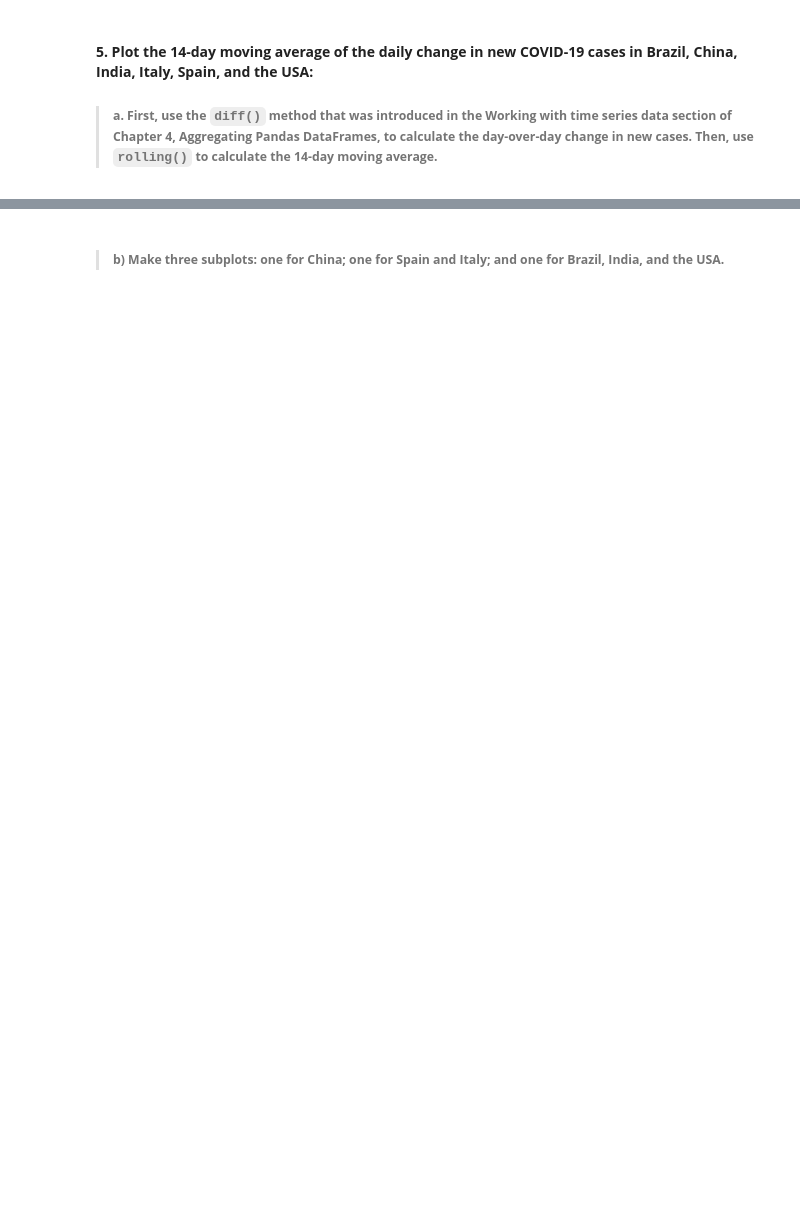
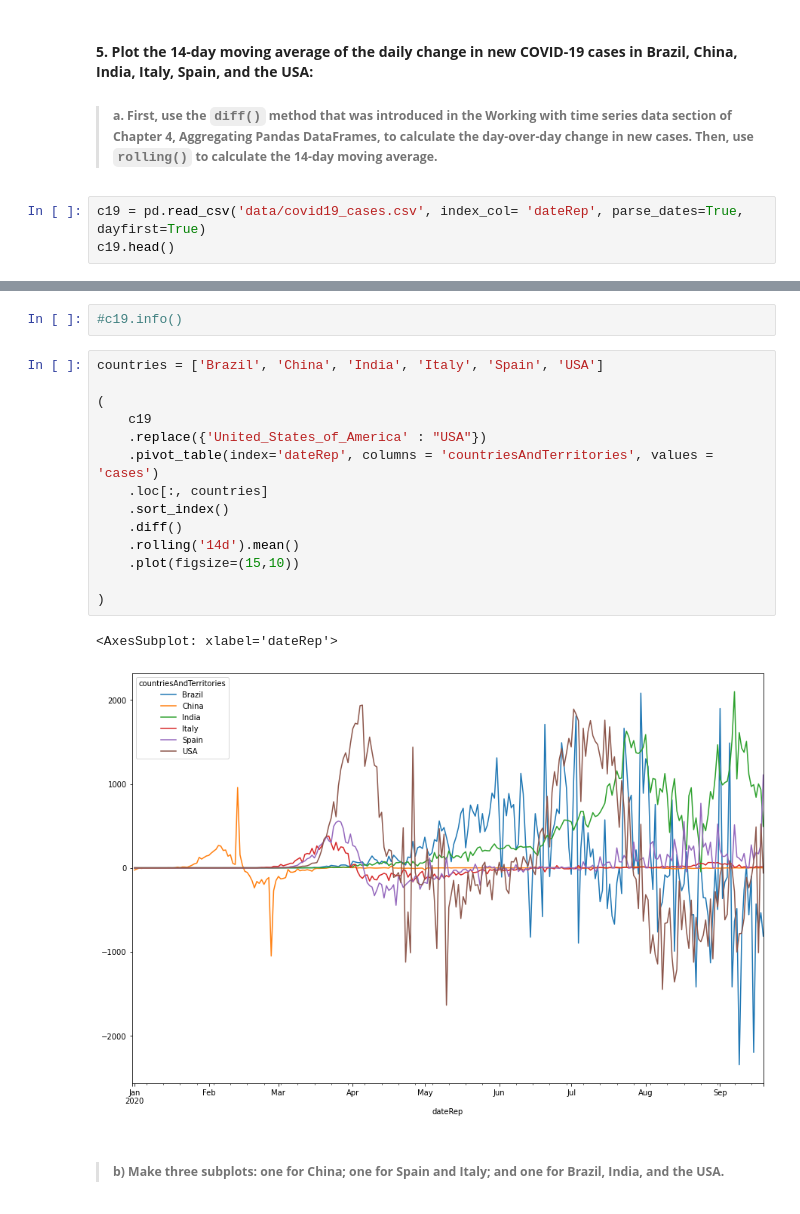
Before and after one commit to FuriousGeorge19/Hands-On-Data-Analysis-with-Pandas-2nd-edition, a Jupyter notebook: ch_05/Exercises_Chapter_5.ipynb, the cells around one changed output, grey strips where cells are left out. Drawn from its saved outputs; the diff is of its cells as text; blank space fills up the shorter version.

```diff
--- a/ch_05/Exercises_Chapter_5.ipynb
+++ b/ch_05/Exercises_Chapter_5.ipynb
@@ -98,3 +130,6 @@ Text(0, 0.5, 'Magnitude')
 #### **5. Plot the 14-day moving average of the daily change in new COVID-19 cases in Brazil, China, India, Italy, Spain, and the USA:**
 
 >##### **a.  First, use the `diff()` method that was introduced in the Working with time series data section of Chapter 4, Aggregating Pandas DataFrames, to calculate the day-over-day change in new cases. Then, use `rolling()` to calculate the 14-day moving average.**
+# %%
+c19 = pd.read_csv('data/covid19_cases.csv', index_col= 'dateRep', parse_dates=True, dayfirst=True)
+c19.head()
@@ -101,2 +144,21 @@ Text(0, 0.5, 'Magnitude')
+# %%
+#c19.info()
+# %%
+countries = ['Brazil', 'China', 'India', 'Italy', 'Spain', 'USA']
+
+(
+    c19
+    .replace({'United_States_of_America' : "USA"})
+    .pivot_table(index='dateRep', columns = 'countriesAndTerritories', values = 'cases')
+    .loc[:, countries]
+    .sort_index()
+    .diff()
+    .rolling('14d').mean()
+    .plot(figsize=(15,10))
+
+)
+# %% [output]
+<AxesSubplot: xlabel='dateRep'>
+[figure, added]
 # %% [markdown]
 >##### **b) Make three subplots: one for China; one for Spain and Italy; and one for Brazil, India, and the USA.**
```
Also changed, not shown: parts of 20 cells of this notebook, 5 other files.
